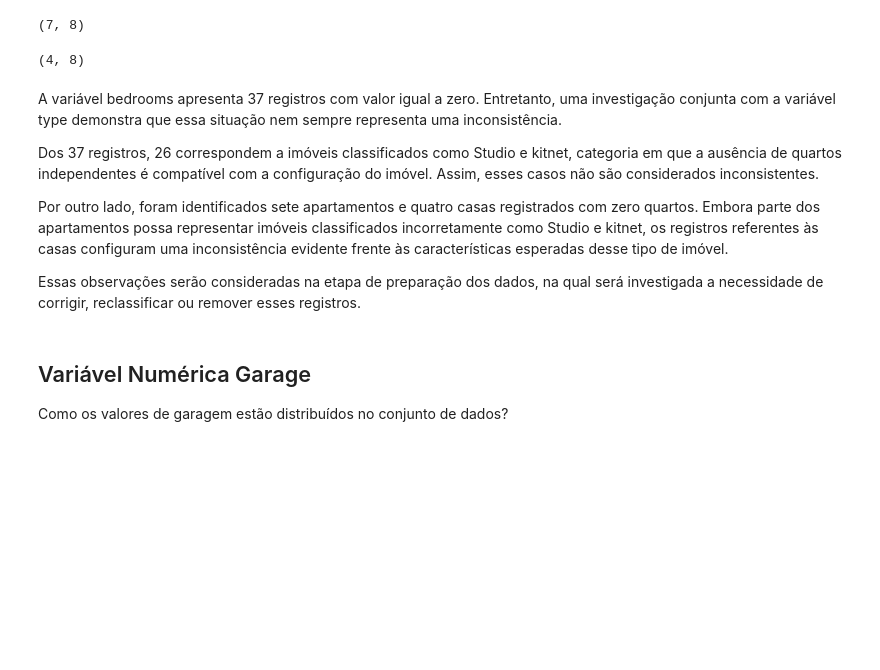
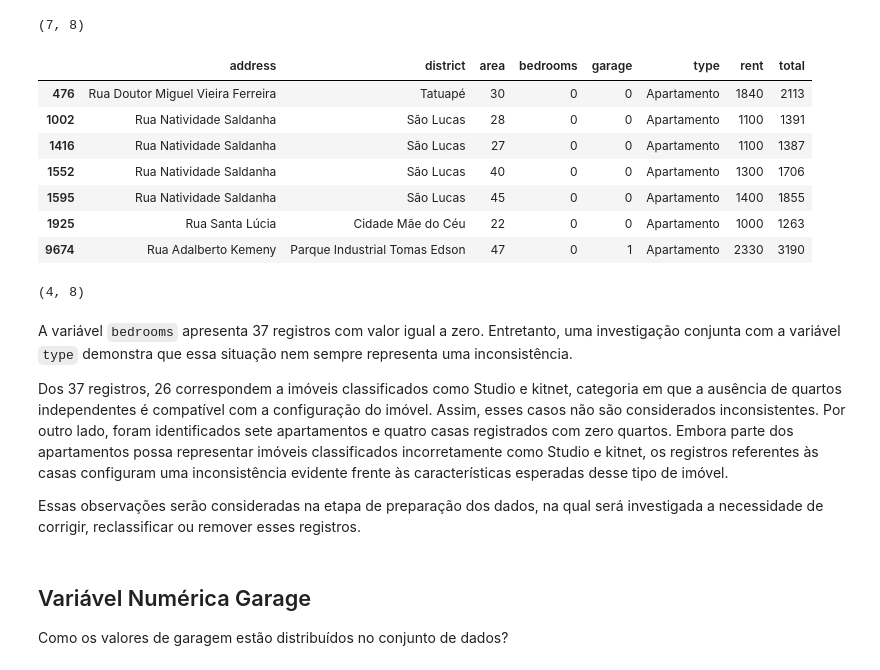
Before and after one commit to Marinopl/House-Prices-ML, a Jupyter notebook: notebooks/02_exploratory_data_analysis.ipynb, the cells around one changed output. Cells and saved outputs as stored; diff of their text form; code cells hidden in the pictures; blank space fills up the shorter version.

```diff
--- a/notebooks/02_exploratory_data_analysis.ipynb
+++ b/notebooks/02_exploratory_data_analysis.ipynb
@@ -179,16 +177,25 @@ df[(df['bedrooms'] == 0) & (df['type'] == 'Studio e kitnet')].shape
 df[(df['bedrooms'] == 0) & (df['type'] == 'Apartamento')].shape
 # %% [output]
 (7, 8)
+# %%
+df[(df['bedrooms'] == 0) & (df['type'] == 'Apartamento')]
+# %% [output]
+|  | address | district | area | bedrooms | garage | type | rent | total |
+| 476 | Rua Doutor Miguel Vieira Ferreira | Tatuapé | 30 | 0 | 0 | Apartamento | 1840 | 2113 |
+| 1002 | Rua Natividade Saldanha | São Lucas | 28 | 0 | 0 | Apartamento | 1100 | 1391 |
+| 1416 | Rua Natividade Saldanha | São Lucas | 27 | 0 | 0 | Apartamento | 1100 | 1387 |
+| 1552 | Rua Natividade Saldanha | São Lucas | 40 | 0 | 0 | Apartamento | 1300 | 1706 |
+| 1595 | Rua Natividade Saldanha | São Lucas | 45 | 0 | 0 | Apartamento | 1400 | 1855 |
+| 1925 | Rua Santa Lúcia | Cidade Mãe do Céu | 22 | 0 | 0 | Apartamento | 1000 | 1263 |
+| 9674 | Rua Adalberto Kemeny | Parque Industrial Tomas Edson | 47 | 0 | 1 | Apartamento | 2330 | 3190 |
 # %%
 df[(df['bedrooms'] == 0) & (df['type'] == 'Casa')].shape
 # %% [output]
 (4, 8)
 # %% [markdown]
-A variável bedrooms apresenta 37 registros com valor igual a zero. Entretanto, uma investigação conjunta com a variável type demonstra que essa situação nem sempre representa uma inconsistência.
+A variável `bedrooms` apresenta 37 registros com valor igual a zero. Entretanto, uma investigação conjunta com a variável `type` demonstra que essa situação nem sempre representa uma inconsistência.
 
-Dos 37 registros, 26 correspondem a imóveis classificados como Studio e kitnet, categoria em que a ausência de quartos independentes é compatível com a configuração do imóvel. Assim, esses casos não são considerados inconsistentes.
-
-Por outro lado, foram identificados sete apartamentos e quatro casas registrados com zero quartos. Embora parte dos apartamentos possa representar imóveis classificados incorretamente como Studio e kitnet, os registros referentes às casas configuram uma inconsistência evidente frente às características esperadas desse tipo de imóvel.
+Dos 37 registros, 26 correspondem a imóveis classificados como Studio e kitnet, categoria em que a ausência de quartos independentes é compatível com a configuração do imóvel. Assim, esses casos não são considerados inconsistentes. Por outro lado, foram identificados sete apartamentos e quatro casas registrados com zero quartos. Embora parte dos apartamentos possa representar imóveis classificados incorretamente como Studio e kitnet, os registros referentes às casas configuram uma inconsistência evidente frente às características esperadas desse tipo de imóvel.
 
 Essas observações serão consideradas na etapa de preparação dos dados, na qual será investigada a necessidade de corrigir, reclassificar ou remover esses registros.
 # %% [markdown]
```
Also changed, not shown: parts of 13 cells of this notebook, 11 other files.
